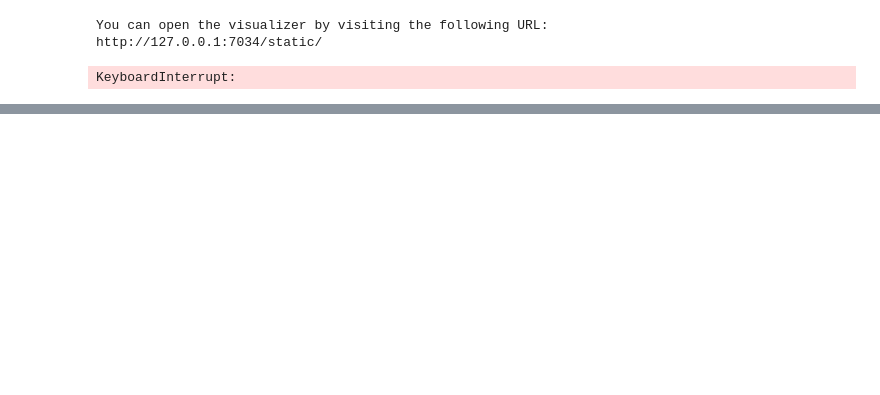
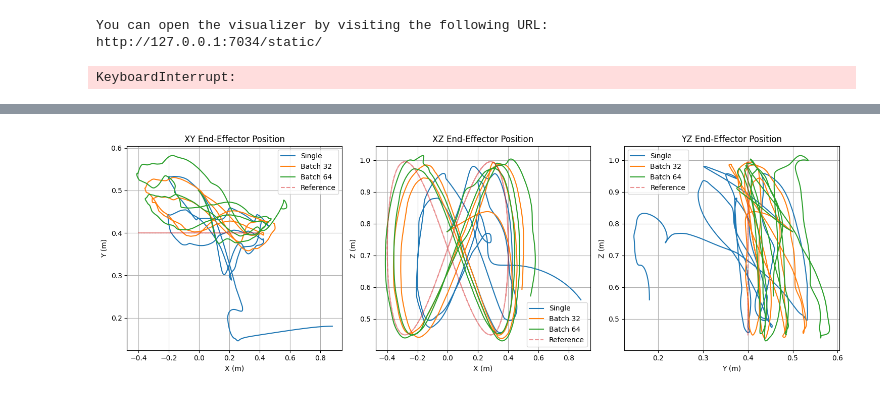
Before and after one commit to A2R-Lab/indy7-mpc, a Jupyter notebook: notebooks/stat_analysis.ipynb, the cells around one changed output, grey strips where cells are left out. Cells and saved outputs as stored; diff of their text form; code cells hidden in the pictures; blank space fills up the shorter version.

```diff
--- a/notebooks/stat_analysis.ipynb
+++ b/notebooks/stat_analysis.ipynb
@@ -263,0 +314,46 @@ KeyboardInterrupt:
+# %%
+# Plot end-effector positions
+fig = plt.figure(figsize=(15, 5))
+
+length = 2500
+
+# XY Plot
+ax1 = fig.add_subplot(131)
+ax1.plot(single_ee_positions[:length,0], single_ee_positions[:length,1], label='Single')
+ax1.plot(batch_32_ee_positions[:length,0], batch_32_ee_positions[:length,1], label='Batch 32')
+ax1.plot(batch_64_ee_positions[:length,0], batch_64_ee_positions[:length,1], label='Batch 64')
+ax1.plot(single_ee_ref_positions[:length,0], single_ee_ref_positions[:length,1], '--', label='Reference', alpha=0.5)
+ax1.set_xlabel('X (m)')
+ax1.set_ylabel('Y (m)')
+ax1.set_title('XY End-Effector Position')
+ax1.grid(True)
+ax1.legend()
+
+# XZ Plot
+ax2 = fig.add_subplot(132)
+ax2.plot(single_ee_positions[:length,0], single_ee_positions[:length,2], label='Single')
+ax2.plot(batch_32_ee_positions[:length,0], batch_32_ee_positions[:length,2], label='Batch 32')
+ax2.plot(batch_64_ee_positions[:length,0], batch_64_ee_positions[:length,2], label='Batch 64')
+ax2.plot(single_ee_ref_positions[:length,0], single_ee_ref_positions[:length,2], '--', label='Reference', alpha=0.5)
+ax2.set_xlabel('X (m)')
+ax2.set_ylabel('Z (m)')
+ax2.set_title('XZ End-Effector Position')
+ax2.grid(True)
+ax2.legend()
+
+# YZ Plot
+ax3 = fig.add_subplot(133)
+ax3.plot(single_ee_positions[:length,1], single_ee_positions[:length,2], label='Single')
+ax3.plot(batch_32_ee_positions[:length,1], batch_32_ee_positions[:length,2], label='Batch 32')
+ax3.plot(batch_64_ee_positions[:length,1], batch_64_ee_positions[:length,2], label='Batch 64')
+ax3.plot(single_ee_ref_positions[:length,1], single_ee_ref_positions[:length,2], '--', label='Reference', alpha=0.5)
+ax3.set_xlabel('Y (m)')
+ax3.set_ylabel('Z (m)')
+ax3.set_title('YZ End-Effector Position')
+ax3.grid(True)
+ax3.legend()
+
+plt.tight_layout()
+plt.show()
+# %% [output]
+[figure, added]
```
Also changed, not shown: parts of 6 cells of this notebook, 24 other files.
